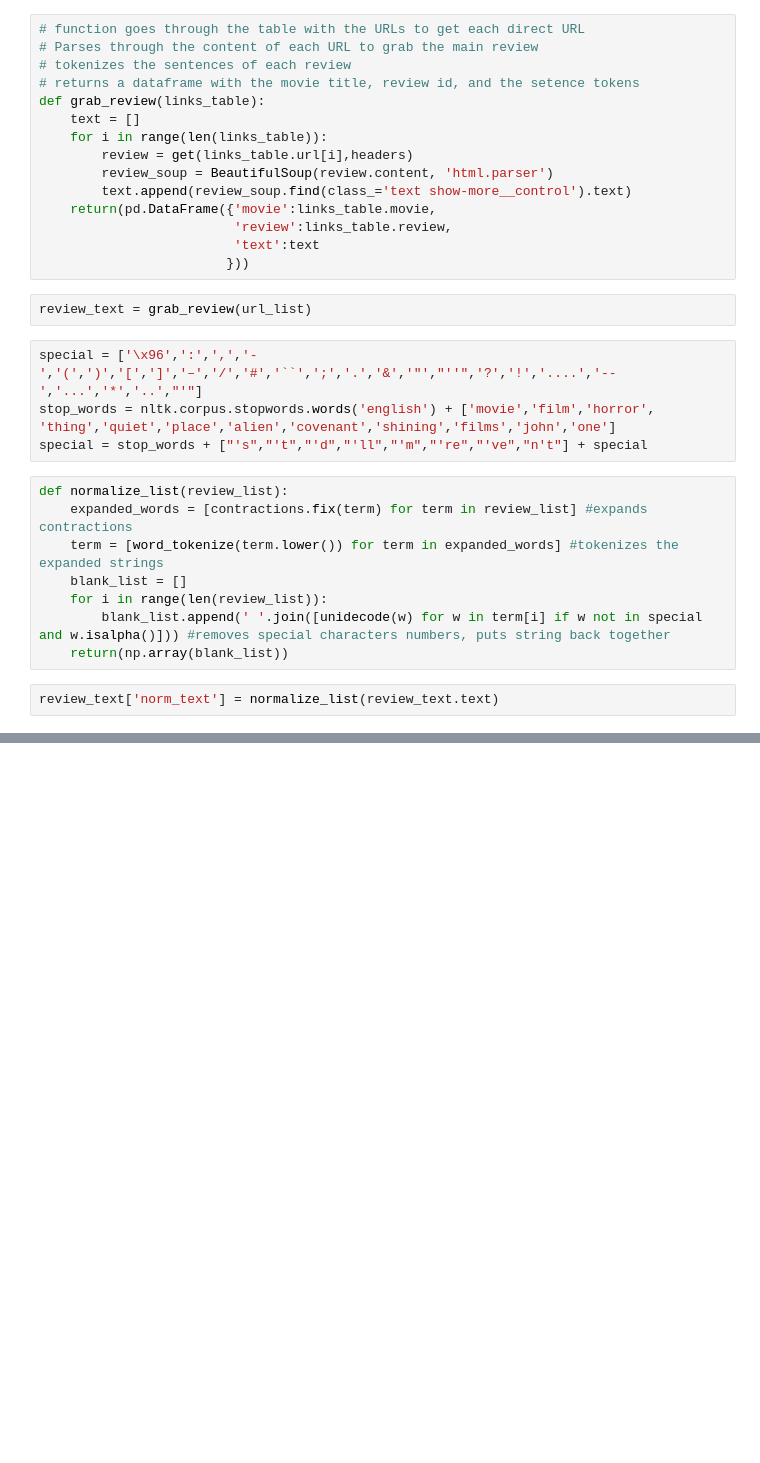
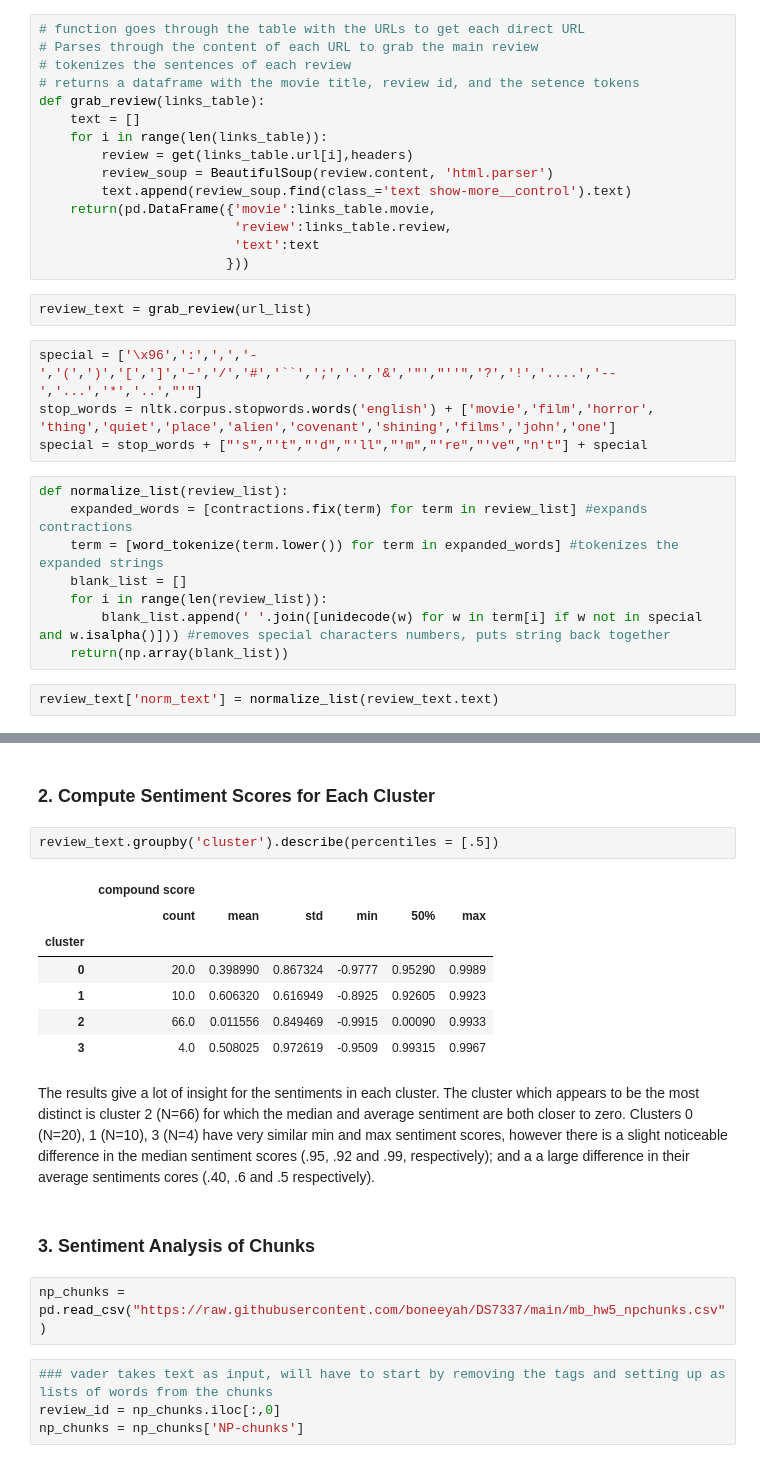
Before and after one commit to boneeyah/DS7337, a Jupyter notebook: MB_HW8.ipynb, the cells around one changed output, grey strips where cells are left out. Drawn from its saved outputs; the diff is of its cells as text; blank space fills up the shorter version.

```diff
--- a/MB_HW8.ipynb
+++ b/MB_HW8.ipynb
@@ -85,0 +150,22 @@ len(review_text.norm_text)
+# %% [markdown]
+### 2. Compute Sentiment Scores for Each Cluster
+# %%
+review_text.groupby('cluster').describe(percentiles = [.5])
+# %% [output]
+|  | compound score |  |  |  |  |  |
+|  | count | mean | std | min | 50% | max |
+| cluster |  |  |  |  |  |  |
+| 0 | 20.0 | 0.398990 | 0.867324 | -0.9777 | 0.95290 | 0.9989 |
+| 1 | 10.0 | 0.606320 | 0.616949 | -0.8925 | 0.92605 | 0.9923 |
+| 2 | 66.0 | 0.011556 | 0.849469 | -0.9915 | 0.00090 | 0.9933 |
+| 3 | 4.0 | 0.508025 | 0.972619 | -0.9509 | 0.99315 | 0.9967 |
+# %% [markdown]
+The results give a lot of insight for the sentiments in each cluster. The cluster which appears to be the most distinct is cluster 2 (N=66) for which the median and average sentiment are both closer to zero. Clusters 0 (N=20), 1 (N=10), 3 (N=4) have very similar min and max sentiment scores, however there is a slight noticeable difference in the median sentiment scores (.95, .92 and .99, respectively); and a a large difference in their average sentiments cores (.40, .6 and .5 respectively).
+# %% [markdown]
+### 3. Sentiment Analysis of Chunks
+# %%
+np_chunks = pd.read_csv("https://raw.githubusercontent.com/boneeyah/DS7337/main/mb_hw5_npchunks.csv")
+# %%
+### vader takes text as input, will have to start by removing the tags and setting up as lists of words from the chunks
+review_id = np_chunks.iloc[:,0]
+np_chunks = np_chunks['NP-chunks']
```
Also changed, not shown: parts of 22 cells of this notebook.
